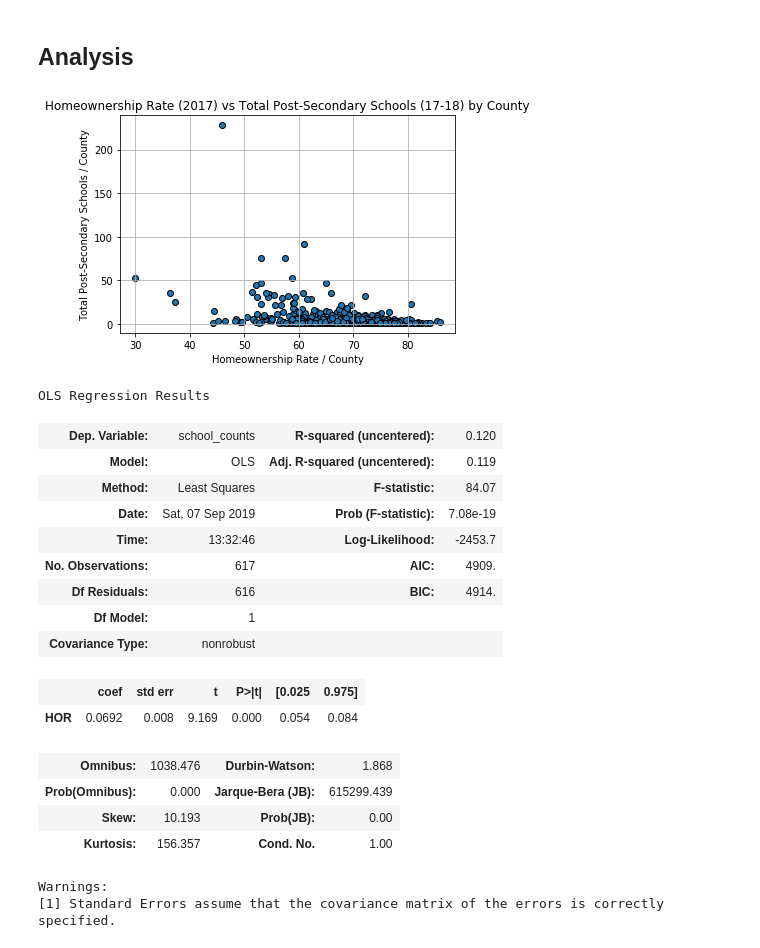
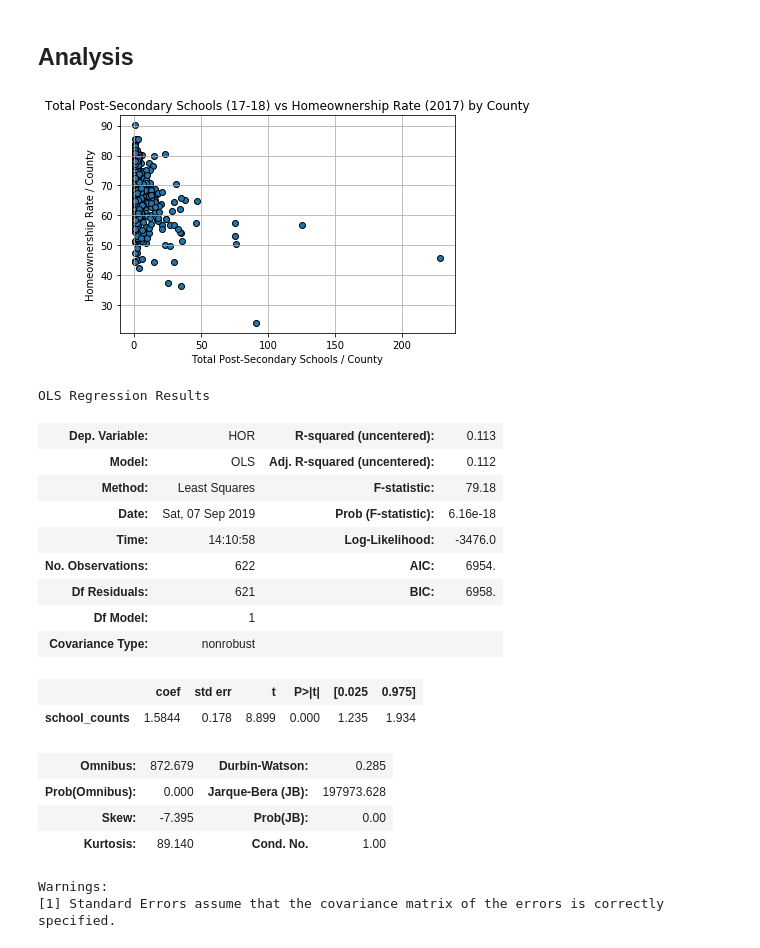
Before and after one commit to natashacrosby/Project_1, a Jupyter notebook: post_secondary_analysis.ipynb, the cells around one changed output. Drawn from its saved outputs; the diff is of its cells as text; code cells hidden in the pictures.

```diff
--- a/post_secondary_analysis.ipynb
+++ b/post_secondary_analysis.ipynb
@@ -61,36 +62,36 @@ len(post_sec_analysis)
 # %% [markdown]
 ## Analysis
 # %%
-plt.scatter(post_sec_analysis["HOR"], post_sec_analysis["school_counts"], marker="o", edgecolor='black')
-plt.title("Homeownership Rate (2017) vs Total Post-Secondary Schools (17-18) by County")
-plt.xlabel("Homeownership Rate / County")
-plt.ylabel("Total Post-Secondary Schools / County")
+plt.scatter(post_sec_analysis["school_counts"], post_sec_analysis["HOR"], marker="o", edgecolor='black')
+plt.title("Total Post-Secondary Schools (17-18) vs Homeownership Rate (2017) by County")
+plt.ylabel("Homeownership Rate / County")
+plt.xlabel("Total Post-Secondary Schools / County")
 plt.grid(True)
 plt.savefig('Pictures/Post_sec_scatter.png')
 # %% [output]
-[figure, old version]
+[figure, new version]
 # %%
-x = post_sec_analysis["HOR"]
-y = post_sec_analysis["school_counts"]
+y = post_sec_analysis["HOR"]
+x = post_sec_analysis["school_counts"]
 model = sm.OLS(y,x).fit()
 predictions = model.predict(x)
 model.summary()
 # %% [output]
 OLS Regression Results
-| Dep. Variable: | school_counts | R-squared (uncentered): | 0.120 |
-| Model: | OLS | Adj. R-squared (uncentered): | 0.119 |
-| Method: | Least Squares | F-statistic: | 84.07 |
-| Date: | Sat, 07 Sep 2019 | Prob (F-statistic): | 7.08e-19 |
-| Time: | 13:32:46 | Log-Likelihood: | -2453.7 |
-| No. Observations: | 617 | AIC: | 4909. |
-| Df Residuals: | 616 | BIC: | 4914. |
+| Dep. Variable: | HOR | R-squared (uncentered): | 0.113 |
+| Model: | OLS | Adj. R-squared (uncentered): | 0.112 |
+| Method: | Least Squares | F-statistic: | 79.18 |
+| Date: | Sat, 07 Sep 2019 | Prob (F-statistic): | 6.16e-18 |
+| Time: | 14:10:58 | Log-Likelihood: | -3476.0 |
+| No. Observations: | 622 | AIC: | 6954. |
+| Df Residuals: | 621 | BIC: | 6958. |
 | Df Model: | 1 |  |  |
 | Covariance Type: | nonrobust |  |  |
 |  | coef | std err | t | P>|t| | [0.025 | 0.975] |
-| HOR | 0.0692 | 0.008 | 9.169 | 0.000 | 0.054 | 0.084 |
+| school_counts | 1.5844 | 0.178 | 8.899 | 0.000 | 1.235 | 1.934 |
-| Omnibus: | 1038.476 | Durbin-Watson: | 1.868 |
-| Prob(Omnibus): | 0.000 | Jarque-Bera (JB): | 615299.439 |
-| Skew: | 10.193 | Prob(JB): | 0.00 |
-| Kurtosis: | 156.357 | Cond. No. | 1.00 |
+| Omnibus: | 872.679 | Durbin-Watson: | 0.285 |
+| Prob(Omnibus): | 0.000 | Jarque-Bera (JB): | 197973.628 |
+| Skew: | -7.395 | Prob(JB): | 0.00 |
+| Kurtosis: | 89.140 | Cond. No. | 1.00 |
 Warnings:
 [1] Standard Errors assume that the covariance matrix of the errors is correctly specified.
```
Also changed, not shown: parts of 7 cells of this notebook, 5 other files.
